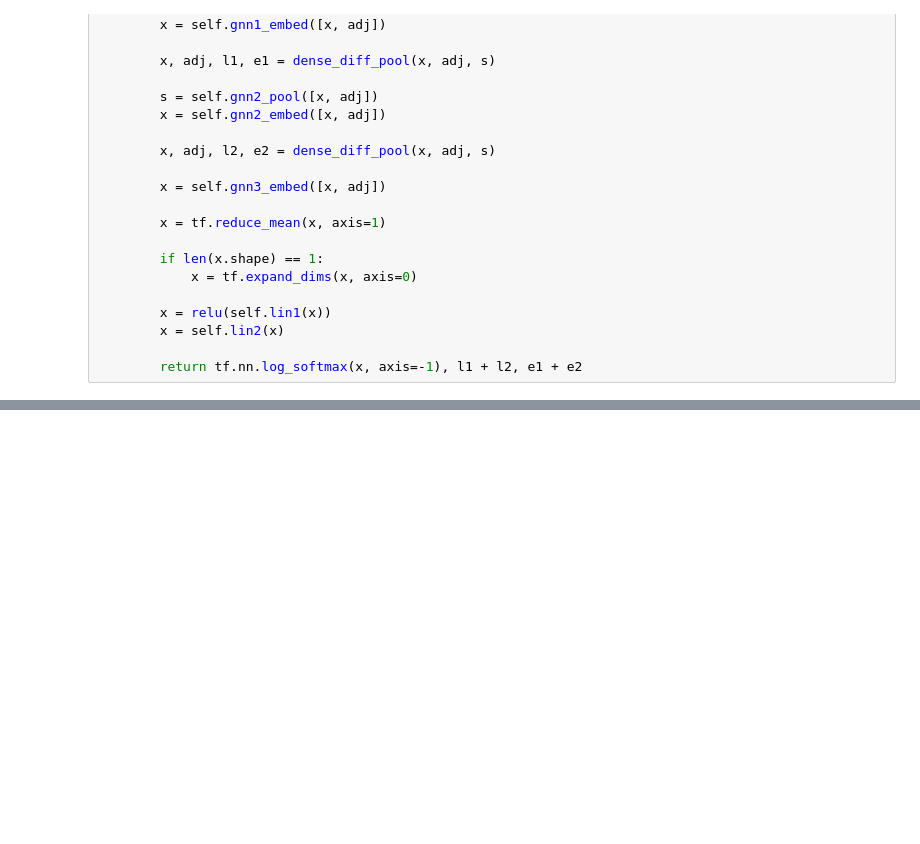
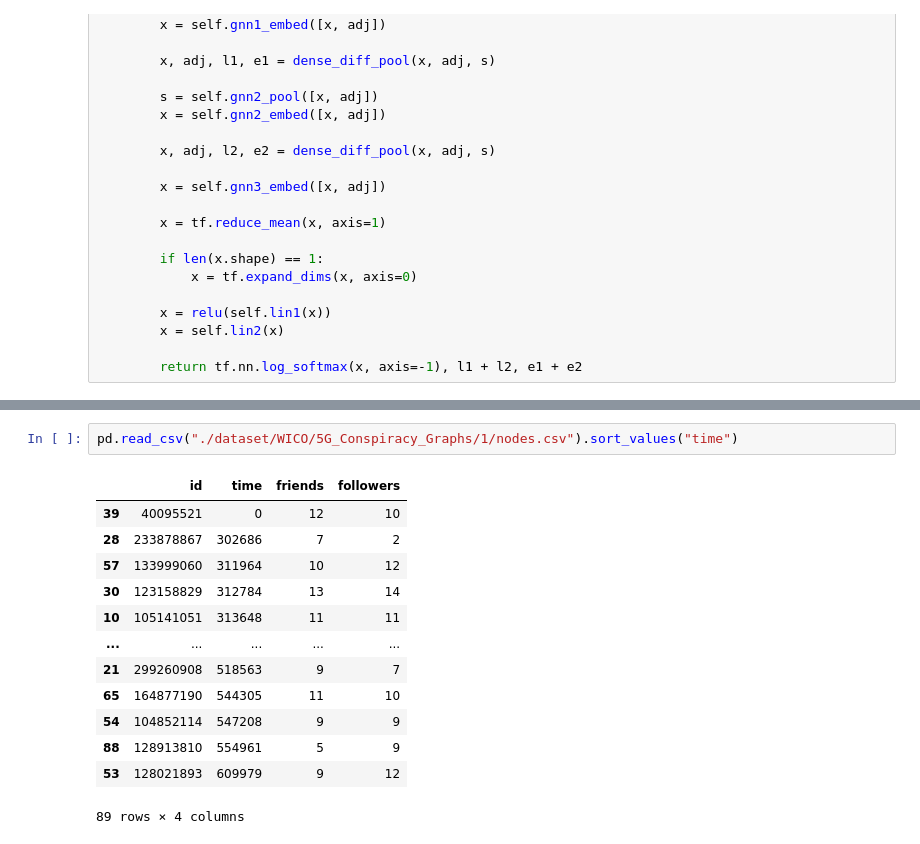
Before and after one commit to msterpa87/BiGCN, a Jupyter notebook: gnncl.ipynb, the cells around one changed output, grey strips where cells are left out. Saved outputs shown, nothing was run; the diff lists cells and outputs as text; blank space fills up the shorter version.

```diff
--- a/gnncl.ipynb
+++ b/gnncl.ipynb
@@ -162,0 +129,16 @@ list(filter(str.isnumeric, listdir("./dataset/WICO/5G_Conspiracy_Graphs/")))
+# %%
+pd.read_csv("./dataset/WICO/5G_Conspiracy_Graphs/1/nodes.csv").sort_values("time")
+# %% [output]
+|  | id | time | friends | followers |
+| 39 | 40095521 | 0 | 12 | 10 |
+| 28 | 233878867 | 302686 | 7 | 2 |
+| 57 | 133999060 | 311964 | 10 | 12 |
+| 30 | 123158829 | 312784 | 13 | 14 |
+| 10 | 105141051 | 313648 | 11 | 11 |
+| ... | ... | ... | ... | ... |
+| 21 | 299260908 | 518563 | 9 | 7 |
+| 65 | 164877190 | 544305 | 11 | 10 |
+| 54 | 104852114 | 547208 | 9 | 9 |
+| 88 | 128913810 | 554961 | 5 | 9 |
+| 53 | 128021893 | 609979 | 9 | 12 |
+89 rows × 4 columns
```
Also changed, not shown: parts of 7 cells of this notebook, 1 other file.
